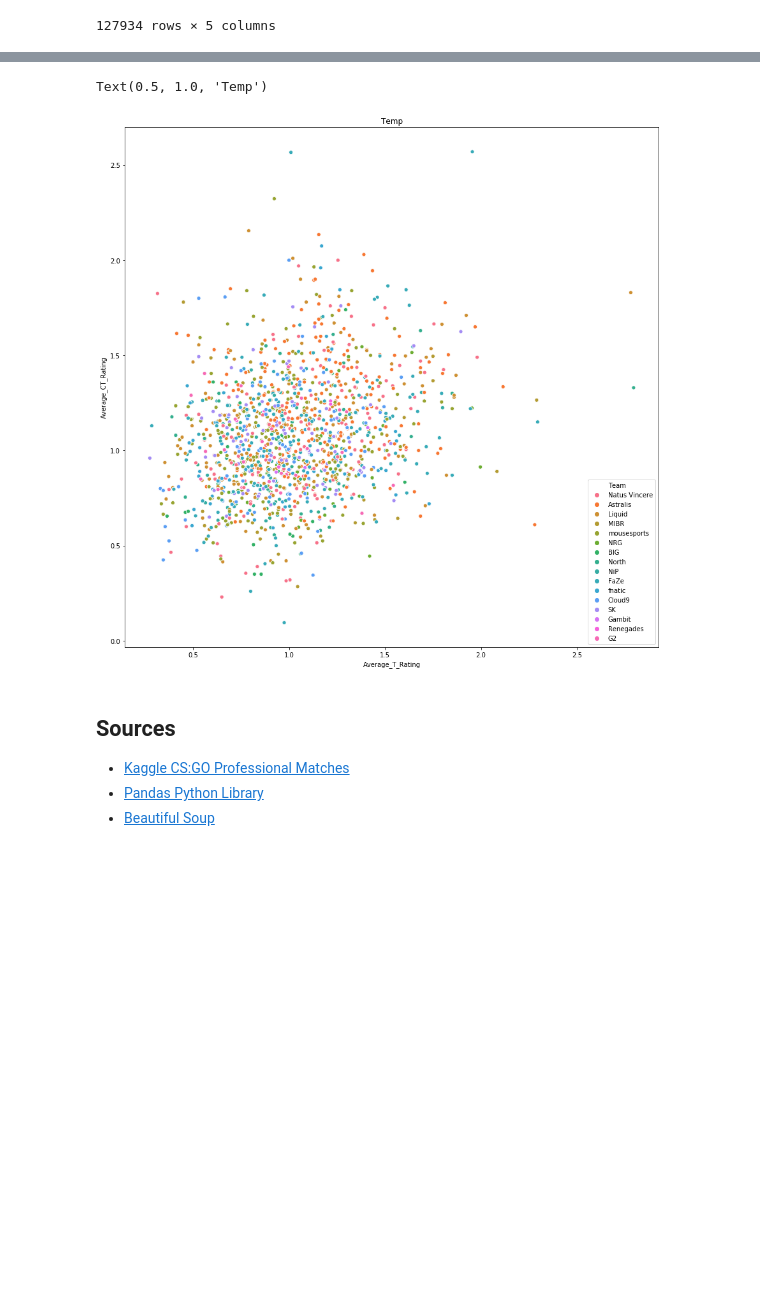
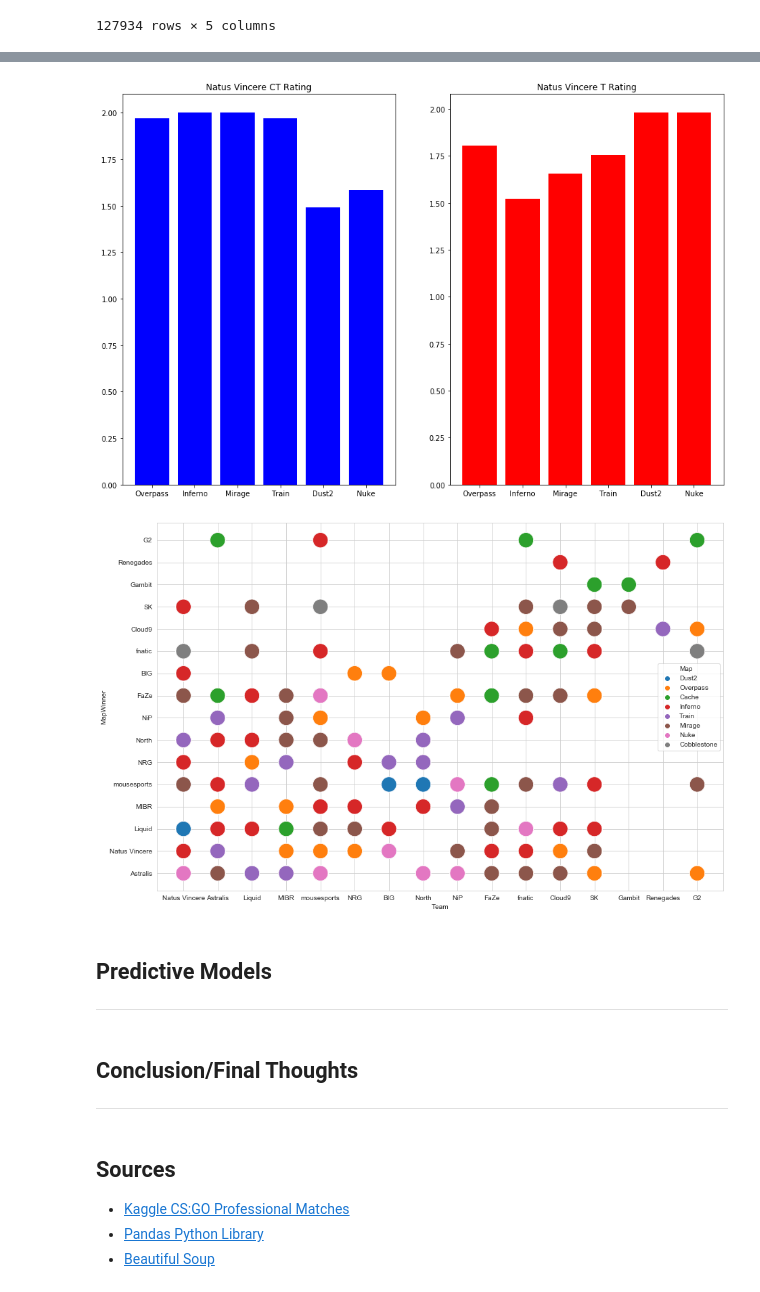
Before and after one commit to richchen11/richchen11.github.io, a Jupyter notebook: CMSC320RichardChen.ipynb, the cells around one changed output, grey strips where cells are left out. Cells and saved outputs as stored; diff of their text form; code cells hidden in the pictures; blank space fills up the shorter version.

Commit message:
finish plotting

```diff
--- a/CMSC320RichardChen.ipynb
+++ b/CMSC320RichardChen.ipynb
@@ -147,6 +164,9 @@ player_df
 # %%
+# creating a new dataframe by merging
 new_df = pd.merge(player_df,df,on = 'match_id')
 new_df = new_df.sort_values(by = 'match_id', ascending = False)
 new_df = new_df.reset_index(drop = True)
+new_df = new_df.drop('match_id',1)
+new_df = new_df.drop('Year',1)
 new_df
 # %% [output]
@@ -169,10 +215,27 @@ ___
+# %%
+navi_df = new_df.loc[new_df['Team'] == 'Natus Vincere']
+navi_df = navi_df.loc[navi_df['MapWinner'] == 'Natus Vincere']
+navi_df.reset_index(drop = True)
+fig, (ax1, ax2) = plt.subplots(1,2,sharex = True, figsize = (15,10))
+ax1.bar(x = navi_df['Map'],height = navi_df['Average_CT_Rating'], color = 'blue')
+ax2.bar(x = navi_df['Map'],height = navi_df['Average_T_Rating'], color = 'red')
+
+ax1.title.set_text('Natus Vincere CT Rating')
+ax2.title.set_text('Natus Vincere T Rating')
+# %% [output]
+[figure, added]
 # %%
-plt.figure(figsize=(15,15,))
-temp_plt = sns.scatterplot(x= 'Average_T_Rating', y='Average_CT_Rating',hue = 'Team', data=new_df)
-plt.title('Temp')
+plt.figure(figsize=(15,10,))
+sns.set_style("whitegrid")
+temp_plt = sns.scatterplot(x='Team', y='MapWinner', hue='Map', data=new_df,s = 500)
 # %% [output]
-Text(0.5, 1.0, 'Temp')
-[figure, old version]
+[figure, new version]
+# %% [markdown]
+## Predictive Models
+___
+# %% [markdown]
+## Conclusion/Final Thoughts
+___
 # %% [markdown]
 ## Sources
 
```
Also changed, not shown: parts of 9 cells of this notebook, 1 other file.
